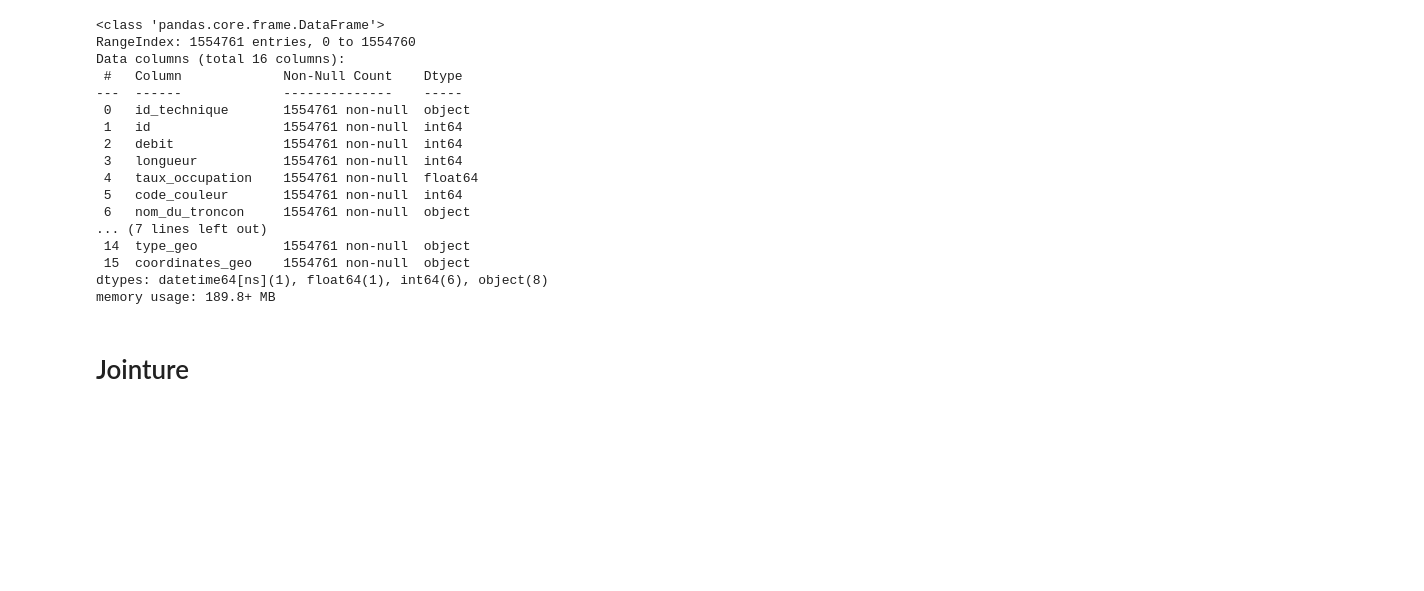
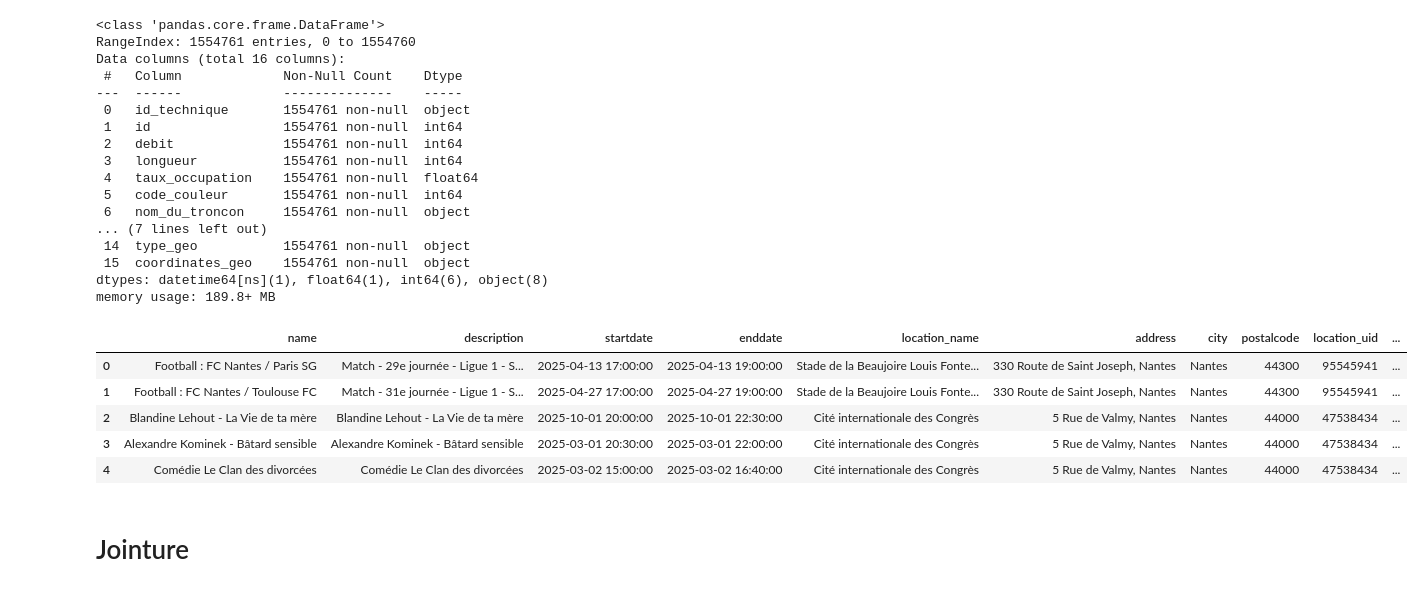
Before and after one commit to BENOUSSAIDarezkimalek/AI_model_urban_mobility, a Jupyter notebook: src/aggregation_event_trafic.ipynb, the cells around one changed output. Saved outputs shown, nothing was run; the diff lists cells and outputs as text; code cells hidden in the pictures; blank space fills up the shorter version.

```diff
--- a/src/aggregation_event_trafic.ipynb
+++ b/src/aggregation_event_trafic.ipynb
@@ -42,5 +42,14 @@ Data columns (total 16 columns):
  15  coordinates_geo    1554761 non-null  object
 dtypes: datetime64[ns](1), float64(1), int64(6), object(8)
 memory usage: 189.8+ MB
+# %%
+evenements_df.head()
+# %% [output]
+|  | name | description | startdate | enddate | location_name | address | city | postalcode | location_uid | ... |
+| 0 | Football : FC Nantes / Paris SG | Match - 29e journée - Ligue 1 - S... | 2025-04-13 17:00:00 | 2025-04-13 19:00:00 | Stade de la Beaujoire Louis Fonte... | 330 Route de Saint Joseph, Nantes | Nantes | 44300 | 95545941 | ... |
+| 1 | Football : FC Nantes / Toulouse FC | Match - 31e journée - Ligue 1 - S... | 2025-04-27 17:00:00 | 2025-04-27 19:00:00 | Stade de la Beaujoire Louis Fonte... | 330 Route de Saint Joseph, Nantes | Nantes | 44300 | 95545941 | ... |
+| 2 | Blandine Lehout - La Vie de ta mère | Blandine Lehout - La Vie de ta mère | 2025-10-01 20:00:00 | 2025-10-01 22:30:00 | Cité internationale des Congrès | 5 Rue de Valmy, Nantes | Nantes | 44000 | 47538434 | ... |
+| 3 | Alexandre Kominek - Bâtard sensible | Alexandre Kominek - Bâtard sensible | 2025-03-01 20:30:00 | 2025-03-01 22:00:00 | Cité internationale des Congrès | 5 Rue de Valmy, Nantes | Nantes | 44000 | 47538434 | ... |
+| 4 | Comédie Le Clan des divorcées | Comédie Le Clan des divorcées | 2025-03-02 15:00:00 | 2025-03-02 16:40:00 | Cité internationale des Congrès | 5 Rue de Valmy, Nantes | Nantes | 44000 | 47538434 | ... |
 # %% [markdown]
 # Jointure
```
Also changed, not shown: parts of 22 cells of this notebook, 1 other file.
